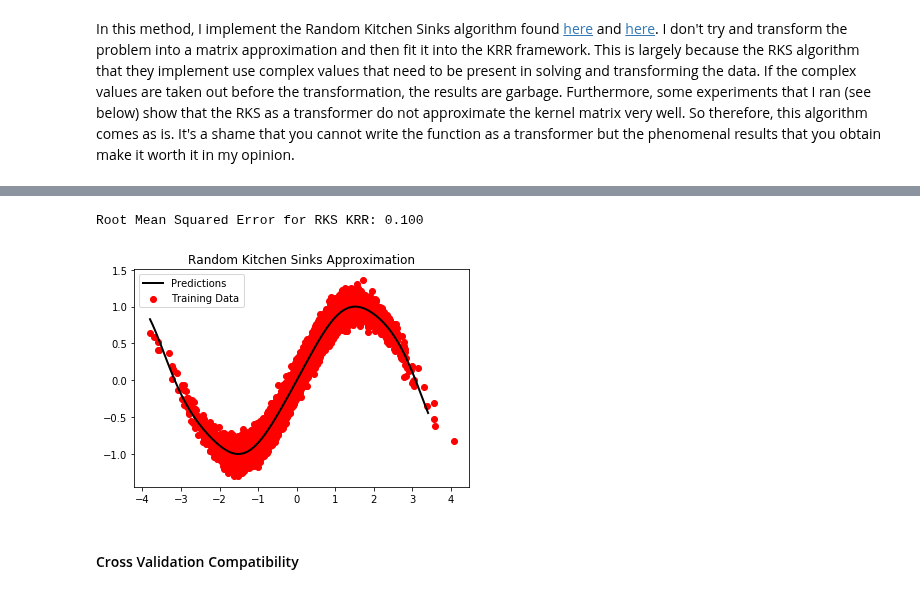
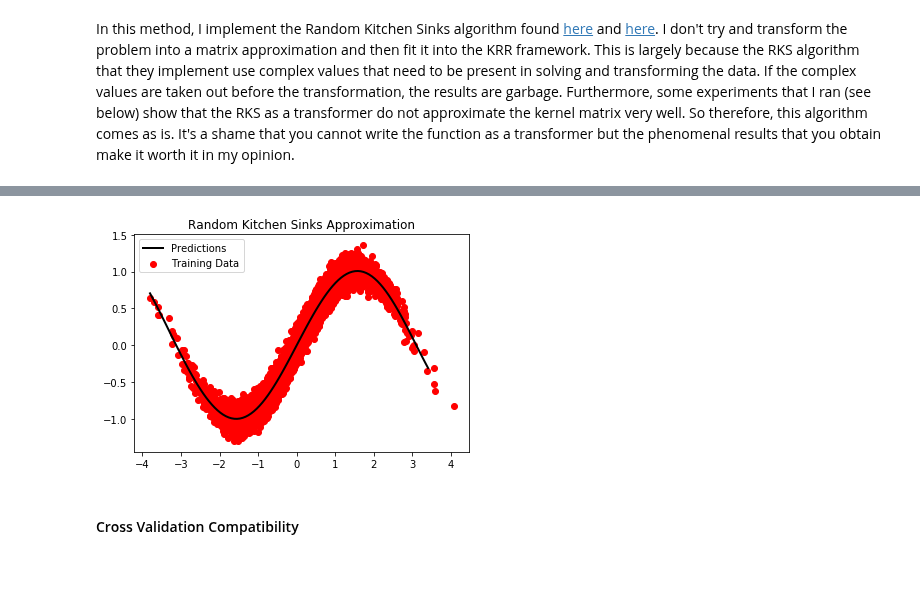
Before and after one commit to jejjohnson/kernellib, a Jupyter notebook: notebooks/largescale_example.ipynb, the cells around one changed output, grey strips where cells are left out. Cells and saved outputs as stored; diff of their text form; code cells hidden in the pictures.

```diff
--- a/notebooks/largescale_example.ipynb
+++ b/notebooks/largescale_example.ipynb
@@ -35,13 +33,15 @@ ytest = np.sin(xtest) + noise * rng.randn(n_test, d_dimensions)
 # training
 n_components = 10
 alpha = 1e-3
-gamma = 1.0
+
+sigma = estimate_sigma(xtrain)
 # %% [markdown]
 ## Random Kitchen Sinks Regression
 # %% [markdown]
 In this method, I implement the Random Kitchen Sinks algorithm found [here](https://people.eecs.berkeley.edu/~brecht/kitchensinks.html) and [here](https://people.eecs.berkeley.edu/~brecht/kitchensinks.html). I don't try and transform the problem into a matrix approximation and then fit it into the KRR framework. This is largely because the RKS algorithm that they implement use complex values that need to be present in solving and transforming the data. If the complex values are taken out before the transformation, the results are garbage. Furthermore, some experiments that I ran (see below) show that the RKS as a transformer do not approximate the kernel matrix very well. So therefore, this algorithm comes as is. It's a shame that you cannot write the function as a transformer but the phenomenal results that you obtain make it worth it in my opinion.
 # %%
-rks_model = RKSKernelRidge(n_components=n_components, alpha=alpha, gamma=gamma,
+rks_model = RKSKernelRidge(n_components=n_components, alpha=alpha, sigma=sigma,
                            random_state=seed)
 rks_model.fit(xtrain, ytrain)
 y_pred = rks_model.predict(xtest)
+r_assessment(y_pred, ytest, verbose=1);
@@ -54,20 +57,16 @@ y_pred = rks_model.predict(xtest)
 # %%
-rmse = (1 / np.sqrt(n_test)) * np.linalg.norm(y_pred - ytest)
-print('Root Mean Squared Error for RKS KRR: {:.3f}'.format(rmse))
-
 fig, ax = plt.subplots()
 
 xplot = np.linspace(xtrain.min(), xtest.max(), 100)[:, np.newaxis]
 yplot = rks_model.predict(xplot)
 
 ax.scatter(xtrain, ytrain, color='r', label='Training Data')
 ax.plot(xplot, yplot, color='k', linewidth=2, label='Predictions')
 ax.legend()
 ax.set_title('Random Kitchen Sinks Approximation')
 plt.show()
 # %% [output]
-Root Mean Squared Error for RKS KRR: 0.100
-[figure, old version]
+[figure, new version]
 # %% [markdown]
 #### Cross Validation Compatibility
 # %%
```
Also changed, not shown: parts of 24 cells of this notebook, 5 other files.
